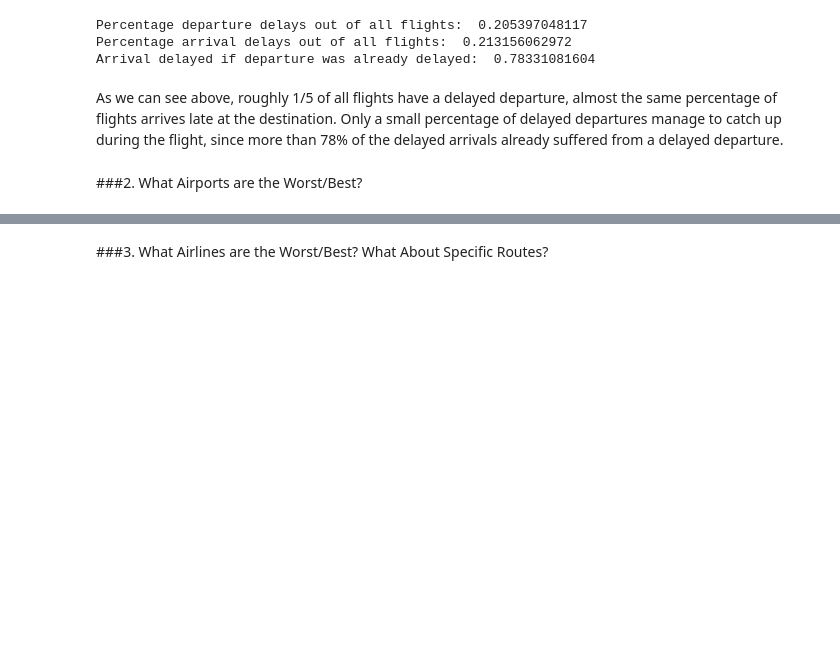
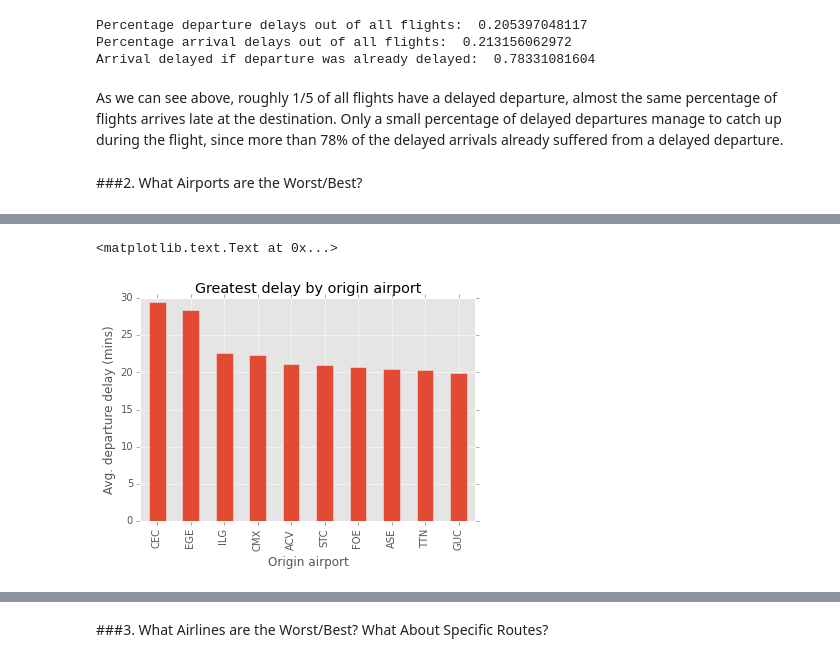
Before and after one commit to LeonhardFS/flightbbq, a Jupyter notebook: 03_DataExploration.ipynb, the cells around one changed output, grey strips where cells are left out. Drawn from its saved outputs; the diff is of its cells as text; code cells hidden in the pictures; blank space fills up the shorter version.

```diff
--- a/03_DataExploration.ipynb
+++ b/03_DataExploration.ipynb
@@ -37,0 +59,9 @@ Differentiate between different delay types (weather, security, etc.), e.g. are
+# %%
+gbOA = gbOA.sort([('DEP_DELAY','mean')], ascending = False)
+ax2 = gbOA.head(10)['DEP_DELAY']['mean'].plot(kind='bar')
+ax2.set_ylabel('Avg. departure delay (mins)')
+ax2.set_xlabel('Origin airport')
+ax2.set_title('Greatest delay by origin airport')
+# %% [output]
+<matplotlib.text.Text at 0x...>
+[figure, added]
```
Also changed, not shown: parts of 8 cells of this notebook, 4 other files.
